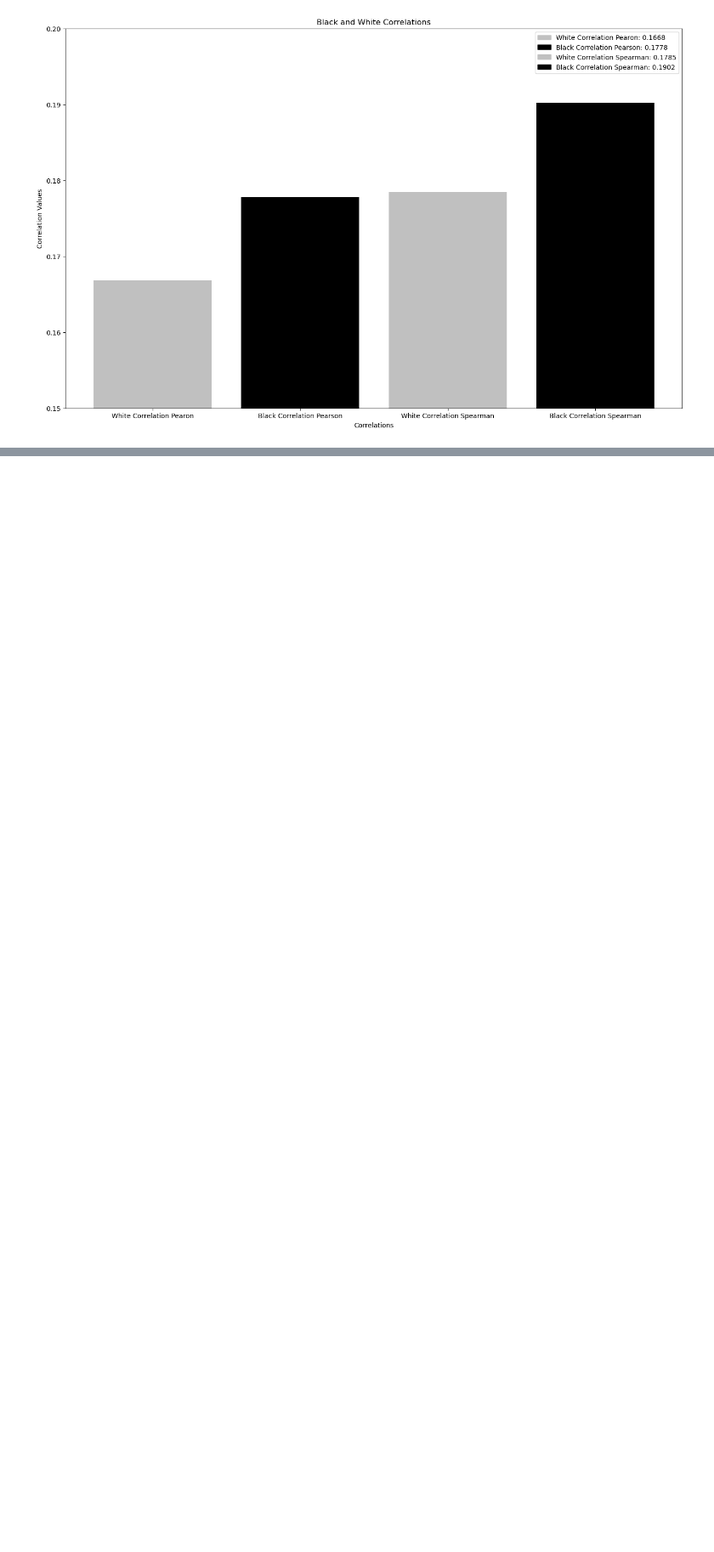
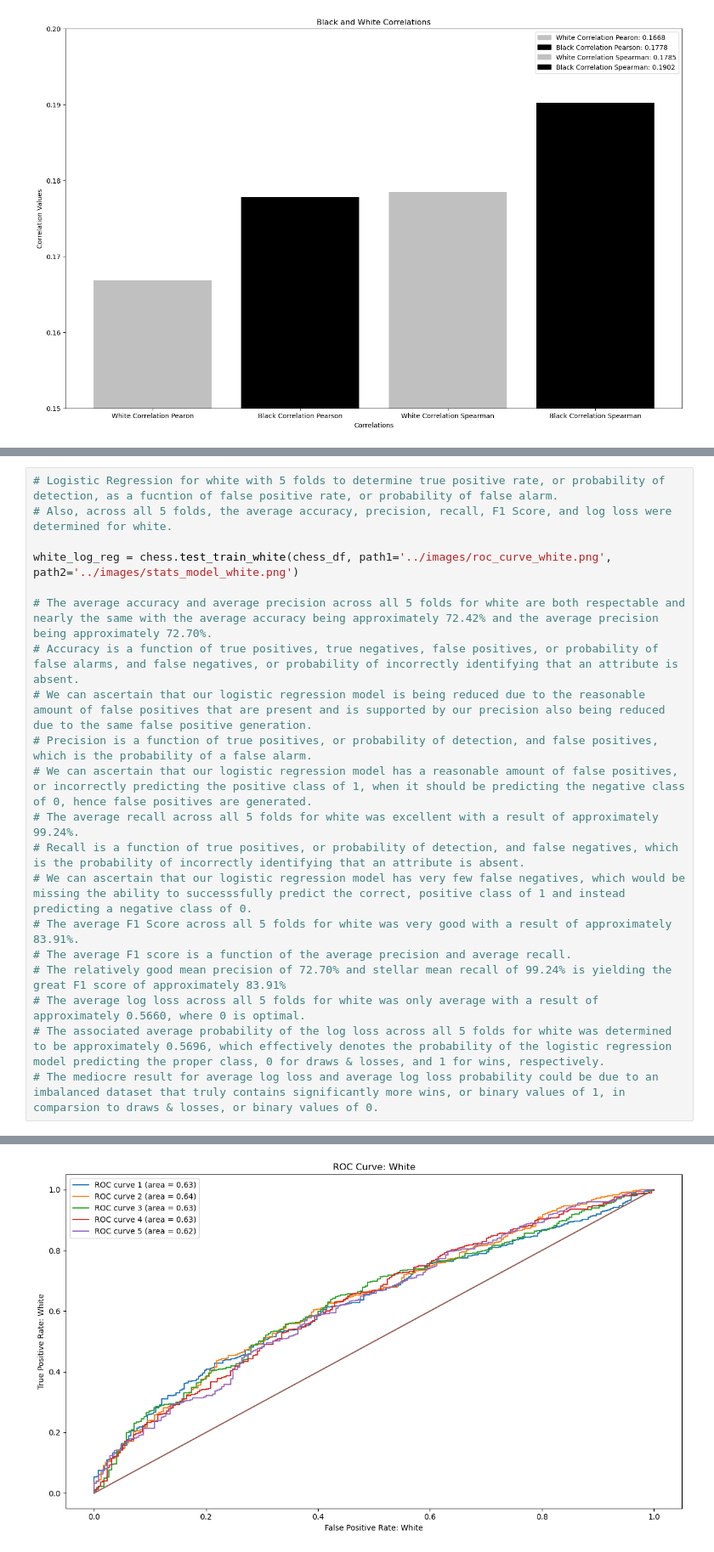
Before and after one commit to mbrann2/chess_games, a Jupyter notebook: notebooks/final_functions.ipynb, the cells around one changed output, grey strips where cells are left out. Shown at 85% size. Cells and saved outputs as stored; diff of their text form; blank space fills up the shorter version.

```diff
--- a/notebooks/final_functions.ipynb
+++ b/notebooks/final_functions.ipynb
@@ -207,0 +183,21 @@ See the caveats in the documentation: https://pandas.pydata.org/pandas-docs/stab
+# %%
+# Logistic Regression for white with 5 folds to determine true positive rate, or probability of detection, as a fucntion of false positive rate, or probability of false alarm.
+# Also, across all 5 folds, the average accuracy, precision, recall, F1 Score, and log loss were determined for white.
+
+white_log_reg = chess.test_train_white(chess_df, path1='../images/roc_curve_white.png', path2='../images/stats_model_white.png')
+
+# The average accuracy and average precision across all 5 folds for white are both respectable and nearly the same with the average accuracy being approximately 72.42% and the average precision being approximately 72.70%.
+# Accuracy is a function of true positives, true negatives, false positives, or probability of false alarms, and false negatives, or probability of incorrectly identifying that an attribute is absent.
+# We can ascertain that our logistic regression model is being reduced due to the reasonable amount of false positives that are present and is supported by our precision also being reduced due to the same false positive generation.
+# Precision is a function of true positives, or probability of detection, and false positives, which is the probability of a false alarm.
+# We can ascertain that our logistic regression model has a reasonable amount of false positives, or incorrectly predicting the positive class of 1, when it should be predicting the negative class of 0, hence false positives are generated.
+# The average recall across all 5 folds for white was excellent with a result of approximately 99.24%.
+# Recall is a function of true positives, or probability of detection, and false negatives, which is the probability of incorrectly identifying that an attribute is absent.
+# We can ascertain that our logistic regression model has very few false negatives, which would be missing the ability to successsfully predict the correct, positive class of 1 and instead predicting a negative class of 0.
+# The average F1 Score across all 5 folds for white was very good with a result of approximately 83.91%.
+# The average F1 score is a function of the average precision and average recall.
+# The relatively good mean precision of 72.70% and stellar mean recall of 99.24% is yielding the great F1 score of approximately 83.91%
+# The average log loss across all 5 folds for white was only average with a result of approximately 0.5660, where 0 is optimal.
+# The associated average probability of the log loss across all 5 folds for white was determined to be approximately 0.5696, which effectively denotes the probability of the logistic regression model predicting the proper class, 0 for draws & losses, and 1 for wins, respectively.
+# The mediocre result for average log loss and average log loss probability could be due to an imbalanced dataset that truly contains significantly more wins, or binary values of 1, in comparsion to draws & losses, or binary values of 0.
+# %% [output]
@@ -207,0 +228 @@ See the caveats in the documentation: https://pandas.pydata.org/pandas-docs/stab
+[figure, added]
```
Also changed, not shown: parts of 5 cells of this notebook, 8 other files.
